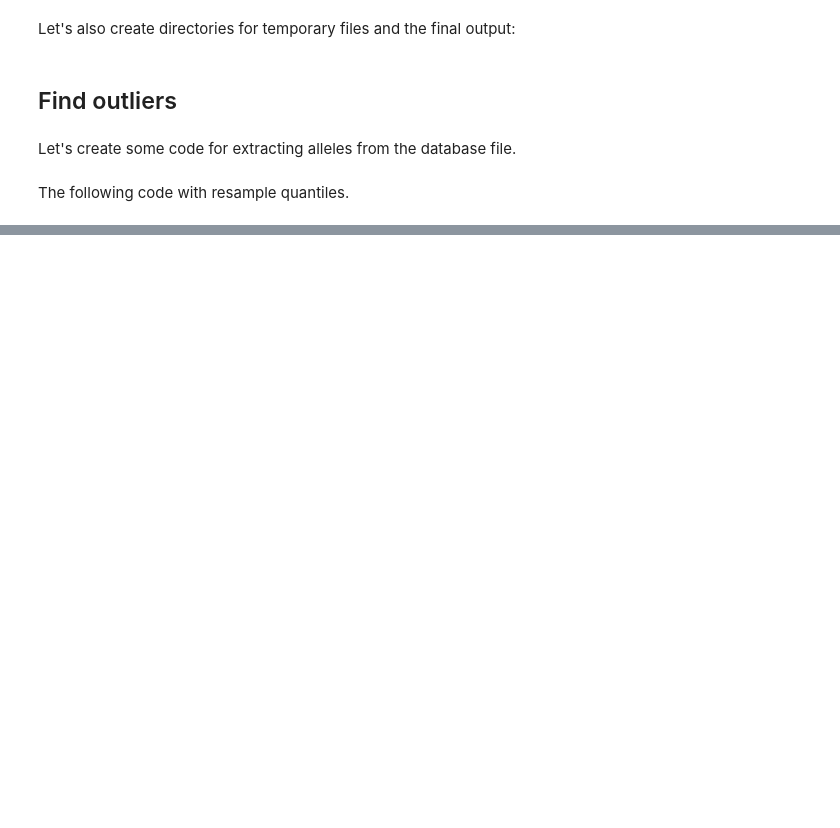
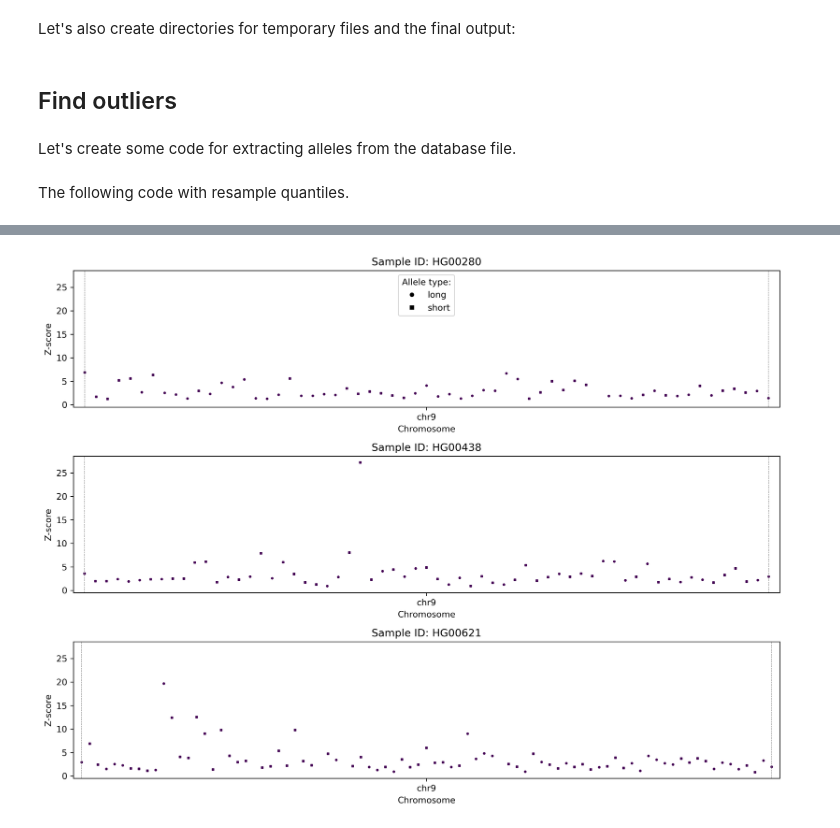
Before and after one commit to tandem-repeat-workflows/find-outlier-expansions, a Jupyter notebook: find-outlier-expansions.ipynb, the cells around one changed output, grey strips where cells are left out. Cells and saved outputs as stored; diff of their text form; code cells hidden in the pictures; blank space fills up the shorter version.

Commit message:
Add manhattan plot of hits

```diff
--- a/find-outlier-expansions.ipynb
+++ b/find-outlier-expansions.ipynb
@@ -116,0 +124,64 @@ Found 1751 hits
+# %%
+df = pd.DataFrame(hits)
+df[['chrom', 'start', 'end', '_']] = df['trid'].str.split('_', expand=True)
+df.drop(columns=['_'], inplace=True)
+df['start'] = df['start'].astype(int)
+df['end'] = df['end'].astype(int)
+
+# Natural sort by chromosomes and start position
+sorted_chromosomes = sorted(df['chrom'].unique(), key=lambda s: [int(text) if text.isdigit() else text.lower() for text in re.split('([0-9]+)', s)])
+df = (df.astype({'chrom': CategoricalDtype(categories=sorted_chromosomes, ordered=True)})
+      .sort_values(by=['chrom', 'start']))
+# %%
+df_grouped_by_sample = df.groupby('sample')
+n_samples = len(df['sample'].unique())
+
+fig, axes = plt.subplots(n_samples, 1, figsize=(12, 3 * n_samples), dpi=300, sharey=True)
+
+markers = {'long': 'o', 'short': 's'}
+legend_handles = [Line2D([0], [0], marker=marker, color='w', markerfacecolor='black', markersize=6) for marker in markers.values()]
+legend_labels = [str(allele) for allele in markers.keys()]
+
+for ax_idx, (ax, (sample_id, df_sample))  in enumerate(zip(axes, df_grouped_by_sample)):
+    df_sample_grouped = df_sample.groupby('chrom')
+    colormap = matplotlib.colormaps['viridis'].resampled(len(df_sample_grouped))
+
+    x_labels = []
+    x_labels_pos = []
+    line_positions = []
+    df_sample['ind'] = range(len(df_sample))
+
+    for i, (name, group) in enumerate(df_sample_grouped):
+        if group.empty:
+            continue
+
+        for allele_type, marker_style in markers.items():
+            allele_group = group[group['allele_type'] == allele_type]
+            if allele_group.empty:
+                continue
+            allele_group.plot(kind='scatter', x='ind', y='z_score', color=colormap(i), s=4, ax=ax, marker=marker_style)
+
+        x_labels.append(name)
+        mid_pos = (group['ind'].iloc[-1] - (group['ind'].iloc[-1] - group['ind'].iloc[0]) / 2)
+        x_labels_pos.append(mid_pos)
+        line_positions.append(group['ind'].iloc[0])
+
+    line_positions.append(group['ind'].iloc[-1])
+    for pos in line_positions:
+        ax.axvline(x=pos, color='grey', linestyle='--', linewidth=0.5)
+
+    if ax_idx == 0:
+        ax.legend(legend_handles, legend_labels, title='Allele type:', loc='best')
+
+    ax.set_xticks(x_labels_pos)
+    ax.set_xticklabels(x_labels)
+    ax.set_xlim([-1, len(df_sample)])
+    ax.set_xlabel('Chromosome')
+    ax.set_ylabel('Z-score')
+    ax.set_title(f'Sample ID: {sample_id}')
+    # ax.set_yscale('log')
+
+plt.tight_layout()
+plt.show()
+# %% [output]
+[figure, added]
```
Also changed, not shown: parts of 4 cells of this notebook.
